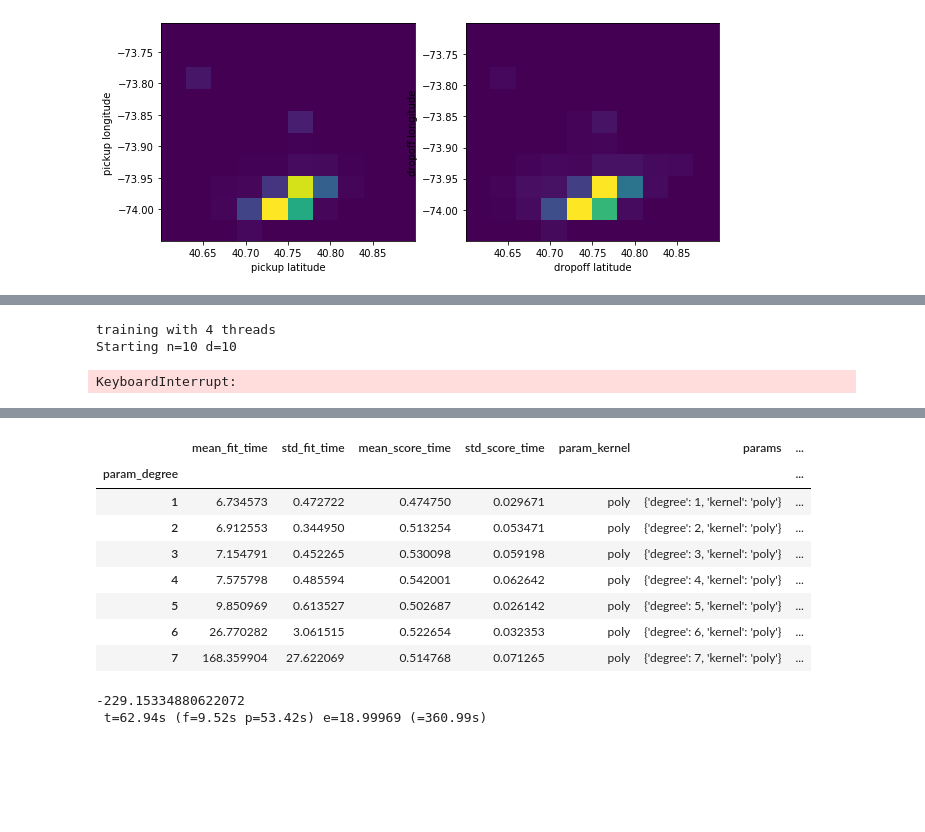
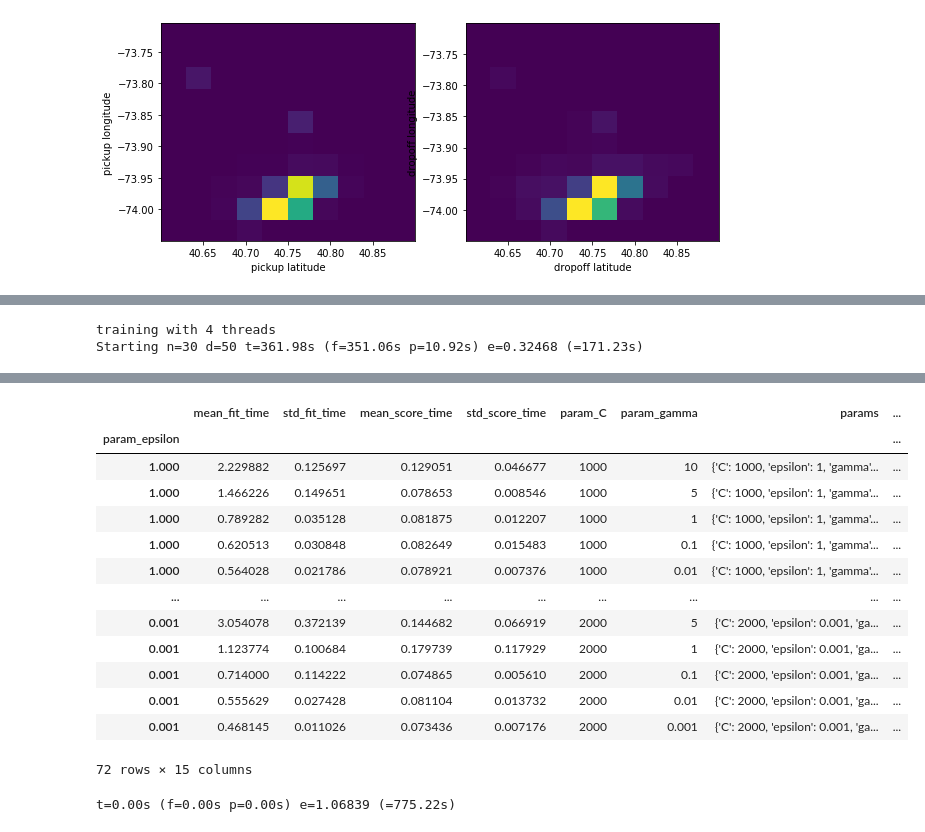
Before and after one commit to aemi-dev/td_taxidriver, a Jupyter notebook: precisePrediction.ipynb, the cells around one changed output, grey strips where cells are left out. Drawn from its saved outputs; the diff is of its cells as text; code cells hidden in the pictures; blank space fills up the shorter version.

```diff
--- a/precisePrediction.ipynb
+++ b/precisePrediction.ipynb
@@ -333,8 +392,8 @@ def train (n, d,jobs=None):
 
     trainModelAndDisplayTrainingInfo(model)
 
-N = [10]
-D = [10]
+N = [30]
+D = [50]
 
 # +---------> D
 # |
@@ -354,18 +413,21 @@ for i in range(len(N)):
     print('')
 # %% [output]
 training with 4 threads
-Starting n=10 d=10
+Starting n=30 d=50 t=361.98s (f=351.06s p=10.92s) e=0.32468 (=171.23s)
-KeyboardInterrupt:
 # %%
 ### TRAINING WITH SVR ###
 # Les résultats de SVR ne sont pas indépendants de la répartition des données (c'est dit dans la doc de sklearn), il faut donc remettre X entre [-1,1], [0,1] ou avec une moyenne de 0 et un écart type de 1. Je les remet entre [0,1] car la fonction qui permet de calculer le score avec Kaggle (RSMLE) ne marche pas avec les nombres négatifs. Est ce que je suis intelligent et ait trouvé ça tout seul ?... ... ... Suspens... ... ... eh bas non, moi j'avais centré et réduit mes données, du coup j'avais des nombres négatifs, Python m'a insulté et j'ai compris
-copyItem = 1000
+copyItem = 3000
 
 scaler = preprocessing.MinMaxScaler()
 SVRXTrain = scaler.fit_transform(XTrain[:copyItem])
 SVRYTrain = YTrain[:copyItem].copy()
 
-gridSearch = GridSearchCV(SVR(kernel='poly'),{'C':[1,10,100,1000,1500,2000,2500]},n_jobs=os.cpu_count(),error_score=0,verbose=15,scoring=make_scorer(RSMLE,greater_is_better=False)).fit(SVRXTrain,SVRYTrain)
+#model = RandomForestRegressor(random_state=19061996,n_jobs=2)
+
+#gridSearch = GridSearchCV(model,{'n_estimators':[10,20], 'max_depth':[10]},scoring=make_scorer(mean_squared_log_error,greater_is_better=False),error_score=0,verbose=12,n_jobs=2).fit(XTrain,YTrain)
+gridSearch = GridSearchCV(SVR(),{'C':[1000,1500,2000],'epsilon':[1,.1,.01,.001],'gamma':[10,5,1,.1,.01,.001]},n_jobs=os.cpu_count(),error_score=0,verbose=10).fit(SVRXTrain,SVRYTrain)
+#trainModelAndDisplayTrainingInfo(SVR(kernel='rbf',C=1500,cache_size=2048),SVRXTrain,scaler.fit_transform(XTest),SVRYTrain)
 print(gridSearch.best_params_)
-pd.DataFrame(gridSearch.cv_results_).set_index(['param_degree'])
+pd.DataFrame(gridSearch.cv_results_).set_index(['param_epsilon'])
 # %% [output]
@@ -373,20 +451,21 @@ SyntaxError: invalid syntax (<ipython-input-38-4f5c78dd5bbe>, line 9)
+|  | mean_fit_time | std_fit_time | mean_score_time | std_score_time | param_C | param_gamma | params | ... |
+| param_epsilon |  |  |  |  |  |  |  | ... |
+| 1.000 | 2.229882 | 0.125697 | 0.129051 | 0.046677 | 1000 | 10 | {'C': 1000, 'epsilon': 1, 'gamma'... | ... |
+| 1.000 | 1.466226 | 0.149651 | 0.078653 | 0.008546 | 1000 | 5 | {'C': 1000, 'epsilon': 1, 'gamma'... | ... |
+| 1.000 | 0.789282 | 0.035128 | 0.081875 | 0.012207 | 1000 | 1 | {'C': 1000, 'epsilon': 1, 'gamma'... | ... |
+| 1.000 | 0.620513 | 0.030848 | 0.082649 | 0.015483 | 1000 | 0.1 | {'C': 1000, 'epsilon': 1, 'gamma'... | ... |
+| 1.000 | 0.564028 | 0.021786 | 0.078921 | 0.007376 | 1000 | 0.01 | {'C': 1000, 'epsilon': 1, 'gamma'... | ... |
+| ... | ... | ... | ... | ... | ... | ... | ... | ... |
+| 0.001 | 3.054078 | 0.372139 | 0.144682 | 0.066919 | 2000 | 5 | {'C': 2000, 'epsilon': 0.001, 'ga... | ... |
+| 0.001 | 1.123774 | 0.100684 | 0.179739 | 0.117929 | 2000 | 1 | {'C': 2000, 'epsilon': 0.001, 'ga... | ... |
+| 0.001 | 0.714000 | 0.114222 | 0.074865 | 0.005610 | 2000 | 0.1 | {'C': 2000, 'epsilon': 0.001, 'ga... | ... |
+| 0.001 | 0.555629 | 0.027428 | 0.081104 | 0.013732 | 2000 | 0.01 | {'C': 2000, 'epsilon': 0.001, 'ga... | ... |
+| 0.001 | 0.468145 | 0.011026 | 0.073436 | 0.007176 | 2000 | 0.001 | {'C': 2000, 'epsilon': 0.001, 'ga... | ... |
+72 rows × 15 columns
-# %%
-pd.DataFrame(gridSearch.cv_results_).set_index(['param_degree'])
-# %% [output]
-|  | mean_fit_time | std_fit_time | mean_score_time | std_score_time | param_kernel | params | ... |
-| param_degree |  |  |  |  |  |  | ... |
-| 1 | 6.734573 | 0.472722 | 0.474750 | 0.029671 | poly | {'degree': 1, 'kernel': 'poly'} | ... |
-| 2 | 6.912553 | 0.344950 | 0.513254 | 0.053471 | poly | {'degree': 2, 'kernel': 'poly'} | ... |
-| 3 | 7.154791 | 0.452265 | 0.530098 | 0.059198 | poly | {'degree': 3, 'kernel': 'poly'} | ... |
-| 4 | 7.575798 | 0.485594 | 0.542001 | 0.062642 | poly | {'degree': 4, 'kernel': 'poly'} | ... |
-| 5 | 9.850969 | 0.613527 | 0.502687 | 0.026142 | poly | {'degree': 5, 'kernel': 'poly'} | ... |
-| 6 | 26.770282 | 3.061515 | 0.522654 | 0.032353 | poly | {'degree': 6, 'kernel': 'poly'} | ... |
-| 7 | 168.359904 | 27.622069 | 0.514768 | 0.071265 | poly | {'degree': 7, 'kernel': 'poly'} | ... |
-# %%
-trainModelAndDisplayTrainingInfo(SVR(kernel='poly',epsilon=7),SVRXTrain,scaler.fit_transform(XTest),SVRYTrain)
-# %% [output]
--229.15334880622072
- t=62.94s (f=9.52s p=53.42s) e=18.99969 (=360.99s)
+# %%
+printTrainingInfo(0,0,gridSearch.predict(XTest[:copyItem]),YTest[:copyItem])
+# %% [output]
+t=0.00s (f=0.00s p=0.00s) e=1.06839 (=775.22s)
 # %%
 ### TRAINING WITH NEURAL NETWORK ###
 copyItem = 10000
```
Also changed, not shown: parts of 13 cells of this notebook, 1 other file.
